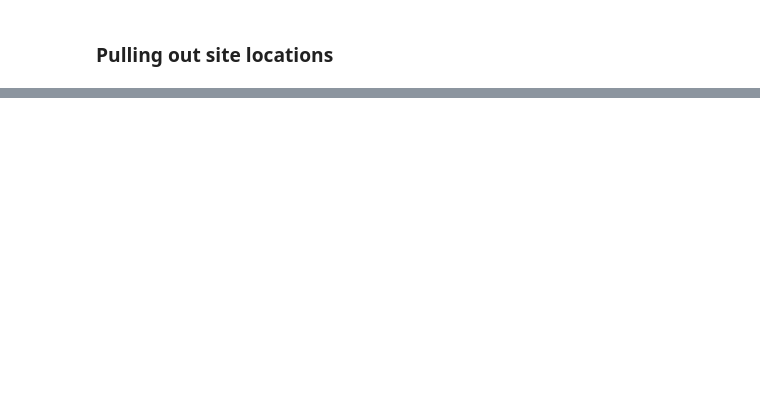
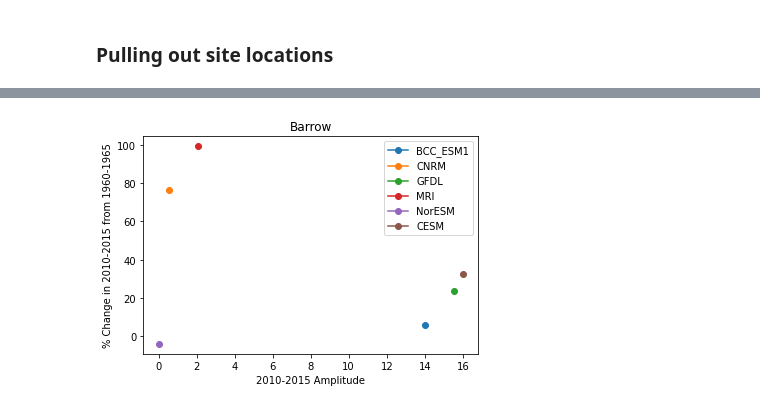
Before and after one commit to danicalombardozzi/ctsm_py, a Jupyter notebook: notebooks/CMIP6_CO2_LocalData.ipynb, the cells around one changed output, grey strips where cells are left out. Saved outputs shown, nothing was run; the diff lists cells and outputs as text; code cells hidden in the pictures; blank space fills up the shorter version.

```diff
--- a/notebooks/CMIP6_CO2_LocalData.ipynb
+++ b/notebooks/CMIP6_CO2_LocalData.ipynb
@@ -221,0 +266,12 @@ co2_ds
+# %%
+fig, ax = plt.subplots()
+for k in bar_nbp_mean.keys():
+    ax.plot(bar_nbp_mean[k], bar_pct_diff[k], marker='o')
+ax.set_ylabel("% Change in 2010-2015 from 1960-1965")
+ax.set_xlabel("2010-2015 Amplitude")
+ax.legend(bar_nbp_mean.keys())
+plt.title('Barrow')
+
+#plt.savefig('CMIP6_BRW.pdf')
+# %% [output]
+[figure, added]
```
Also changed, not shown: parts of 40 cells of this notebook.
